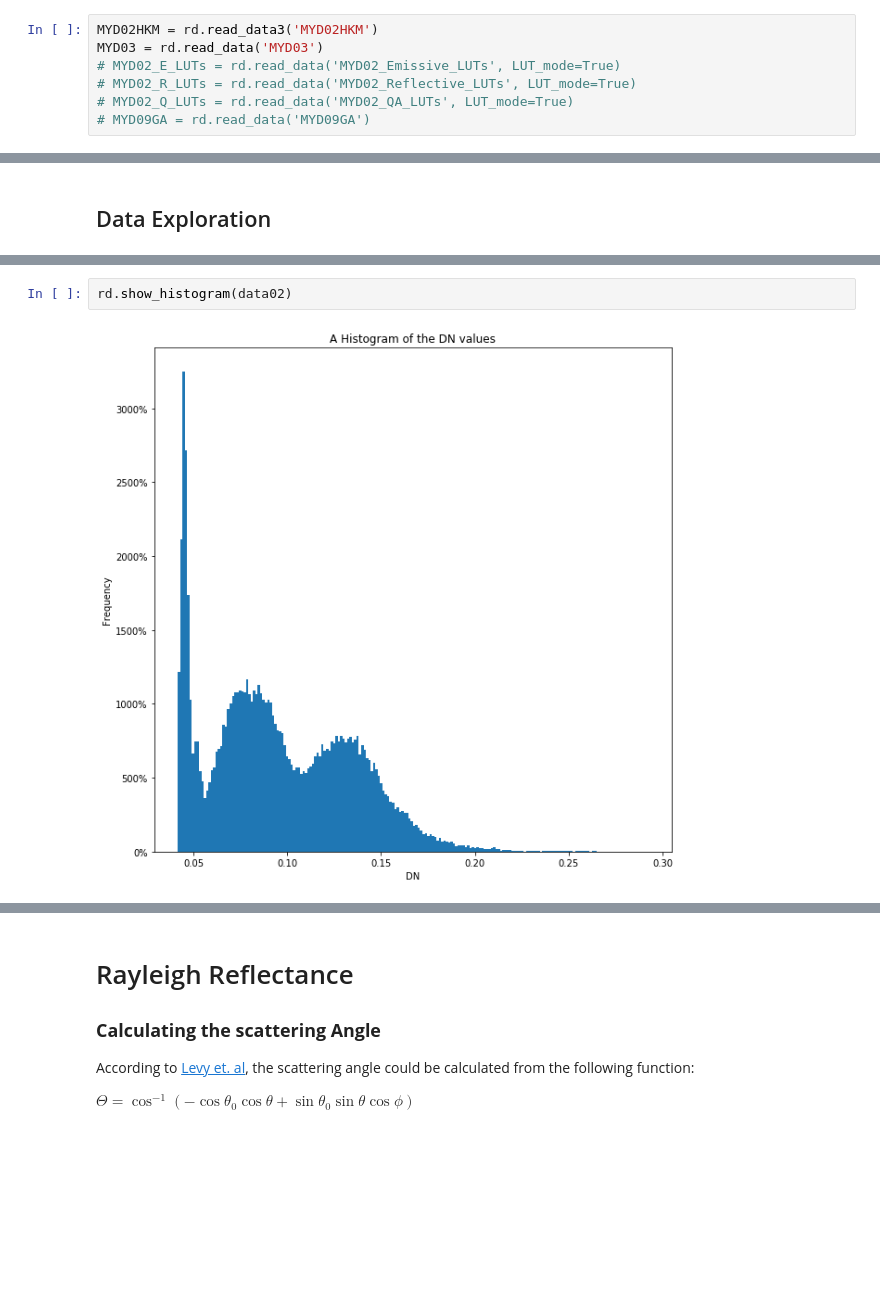
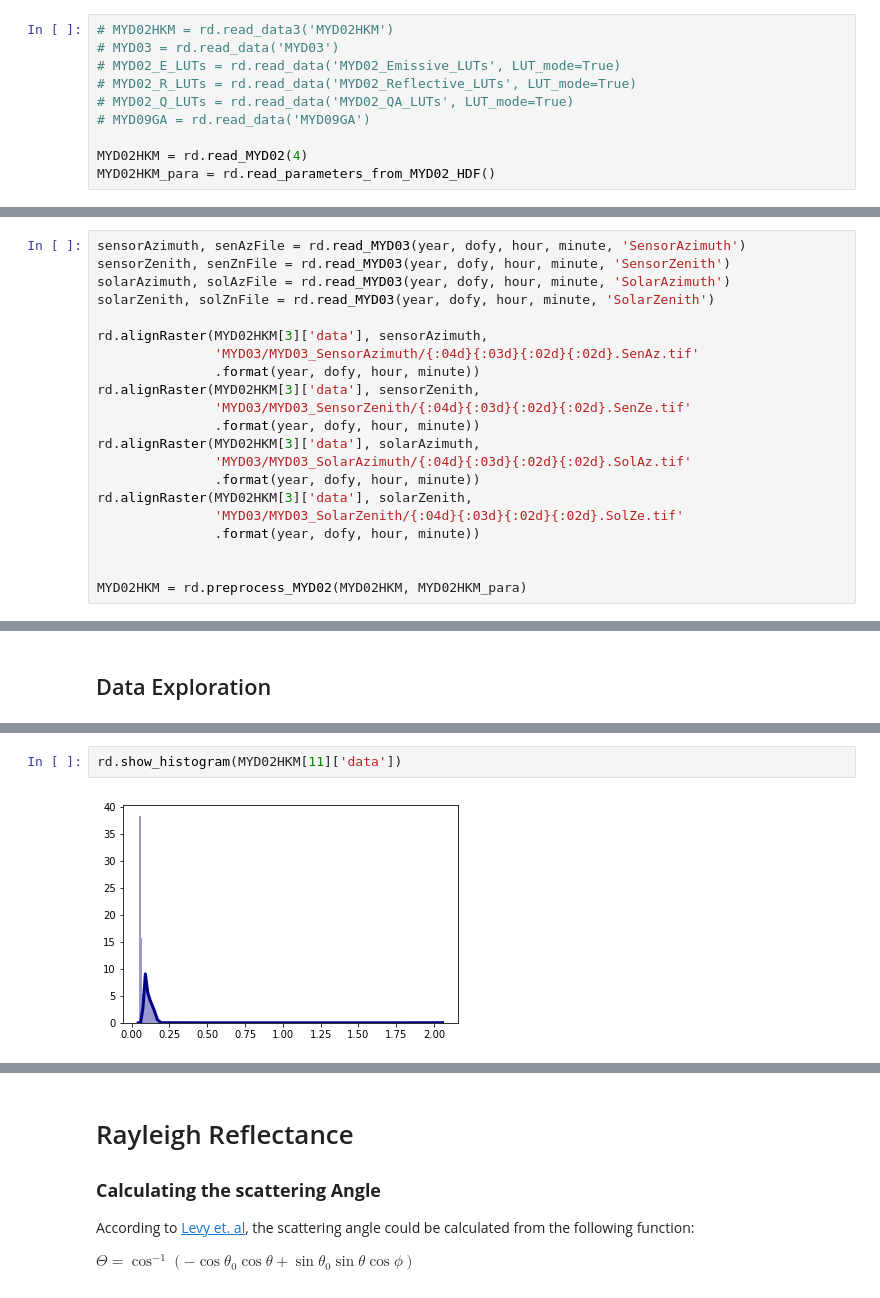
Before and after one commit to MarvelousRC/AOD_SARA, a Jupyter notebook: TOA_Reflectance_Retrieval.ipynb, the cells around one changed output, grey strips where cells are left out. Drawn from its saved outputs; the diff is of its cells as text; blank space fills up the shorter version.

```diff
--- a/TOA_Reflectance_Retrieval.ipynb
+++ b/TOA_Reflectance_Retrieval.ipynb
@@ -41,10 +40,13 @@ max         0.292338
 # %% [markdown]
 ## Load Data
 # %%
-MYD02HKM = rd.read_data3('MYD02HKM')
-MYD03 = rd.read_data('MYD03')
+# MYD02HKM = rd.read_data3('MYD02HKM')
+# MYD03 = rd.read_data('MYD03')
 # MYD02_E_LUTs = rd.read_data('MYD02_Emissive_LUTs', LUT_mode=True)
 # MYD02_R_LUTs = rd.read_data('MYD02_Reflective_LUTs', LUT_mode=True)
 # MYD02_Q_LUTs = rd.read_data('MYD02_QA_LUTs', LUT_mode=True)
 # MYD09GA = rd.read_data('MYD09GA')
+
+MYD02HKM = rd.read_MYD02(4)
+MYD02HKM_para = rd.read_parameters_from_MYD02_HDF()
 # %% [output]
@@ -112,0 +86,21 @@ plt.colorbar()
+# %%
+sensorAzimuth, senAzFile = rd.read_MYD03(year, dofy, hour, minute, 'SensorAzimuth')
+sensorZenith, senZnFile = rd.read_MYD03(year, dofy, hour, minute, 'SensorZenith')
+solarAzimuth, solAzFile = rd.read_MYD03(year, dofy, hour, minute, 'SolarAzimuth')
+solarZenith, solZnFile = rd.read_MYD03(year, dofy, hour, minute, 'SolarZenith')
+
+rd.alignRaster(MYD02HKM[3]['data'], sensorAzimuth,
+               'MYD03/MYD03_SensorAzimuth/{:04d}{:03d}{:02d}{:02d}.SenAz.tif'
+               .format(year, dofy, hour, minute))
+rd.alignRaster(MYD02HKM[3]['data'], sensorZenith,
+               'MYD03/MYD03_SensorZenith/{:04d}{:03d}{:02d}{:02d}.SenZe.tif'
+               .format(year, dofy, hour, minute))
+rd.alignRaster(MYD02HKM[3]['data'], solarAzimuth,
+               'MYD03/MYD03_SolarAzimuth/{:04d}{:03d}{:02d}{:02d}.SolAz.tif'
+               .format(year, dofy, hour, minute))
+rd.alignRaster(MYD02HKM[3]['data'], solarZenith,
+               'MYD03/MYD03_SolarZenith/{:04d}{:03d}{:02d}{:02d}.SolZe.tif'
+               .format(year, dofy, hour, minute))
+
+
+MYD02HKM = rd.preprocess_MYD02(MYD02HKM, MYD02HKM_para)
@@ -121,6 +121,6 @@ plt.colorbar()
 # %%
-rd.show_histogram(data02)
+rd.show_histogram(MYD02HKM[11]['data'])
 # %% [output]
-[figure, old version]
+[figure, new version]
 # %%
 rd.show_descriptives(data02)
```
Also changed, not shown: parts of 17 cells of this notebook, 7 other files.
